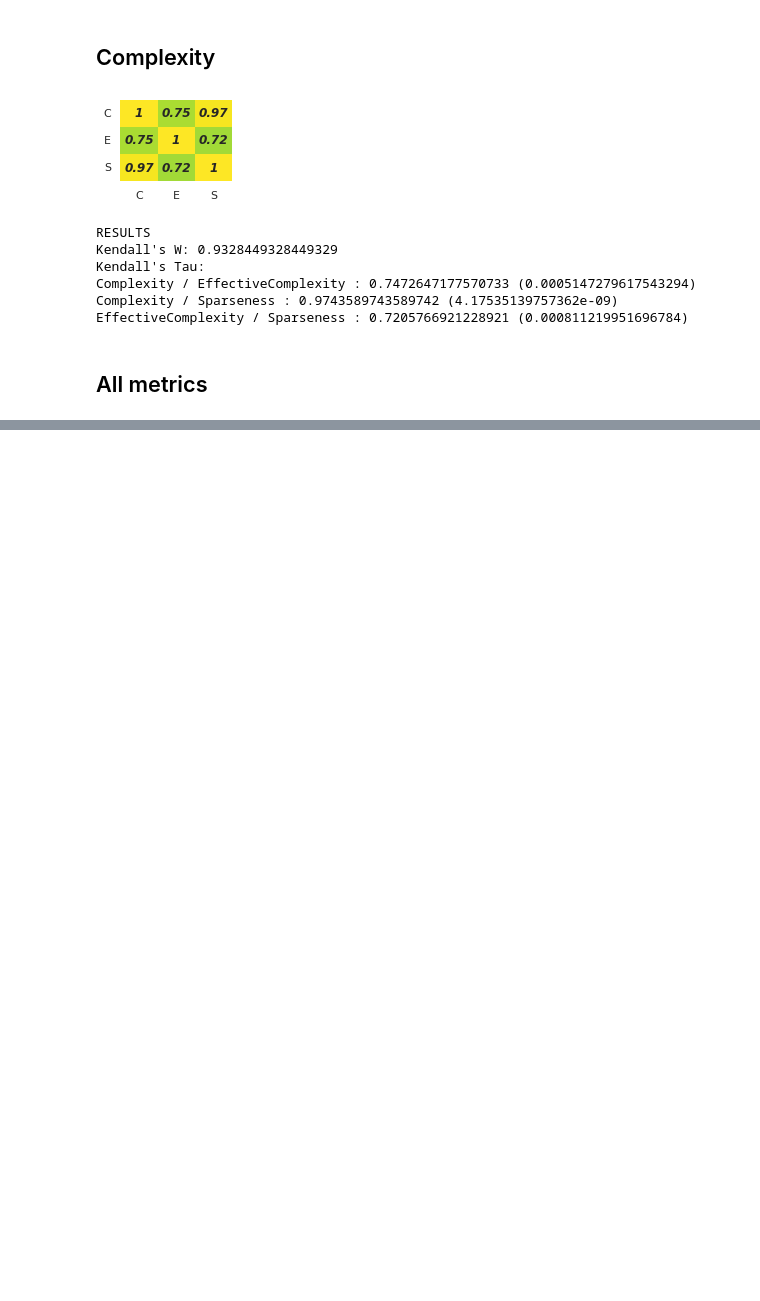
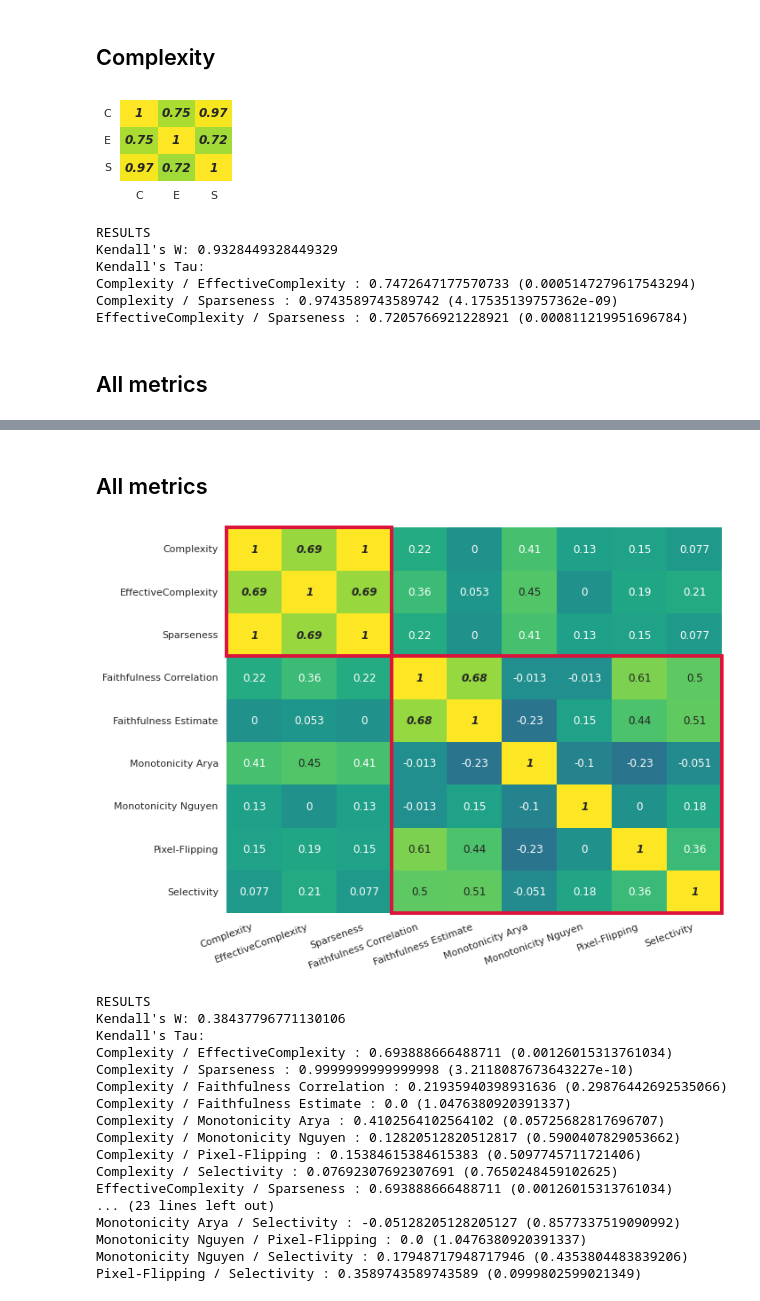
Before and after one commit to multitel-ai/Evaluation-XAI-Metrics-GD6-TRAIL, a Jupyter notebook: XAI_analysis_correlations_rank_aggreg_rebuttal.ipynb, the cells around one changed output, grey strips where cells are left out. Saved outputs shown, nothing was run; the diff lists cells and outputs as text; code cells hidden in the pictures; blank space fills up the shorter version.

```diff
--- a/XAI_analysis_correlations_rank_aggreg_rebuttal.ipynb
+++ b/XAI_analysis_correlations_rank_aggreg_rebuttal.ipynb
@@ -471,0 +543,70 @@ Pixel-Flipping with baseline_black / Selectivity with baseline_black : 0.4358974
+# %% [markdown]
+## All metrics
+# %%
+selected_metrics =  [
+    'Complexity',
+    'EffectiveComplexity',
+    'Sparseness',
+    # 'Model Parameter Randomisation',
+    # 'Random Logit',
+    # 'Avg-Sensitivity',
+    # 'Local Lipschitz Estimate',
+    # 'Max-Sensitivity',
+    'Faithfulness Correlation',
+    'Faithfulness Estimate',
+    'Monotonicity Arya',
+    'Monotonicity Nguyen',
+    'Pixel-Flipping',
+    'Selectivity'
+]
+
+labels = [
+    'Complexity',
+    'EffectiveComplexity',
+    'Sparseness',
+    # 'Model Parameter Randomisation',
+    # 'Random Logit',
+    # 'Avg-Sensitivity',
+    # 'Local Lipschitz Estimate',
+    # 'Max-Sensitivity',
+    'Faithfulness Correlation',
+    'Faithfulness Estimate',
+    'Monotonicity Arya',
+    'Monotonicity Nguyen',
+    'Pixel-Flipping',
+    'Selectivity'
+]
+
+#for metric in metrics:
+#    if metric in metrics_with_different_baselines:
+#        selected_metrics.append(f'{metric} with baseline_black')
+#    elif metr == 'Model Parameter Randomisation':
+#        metr_with_baseline = f'{metr} with bottom_up'
+#        final_dico_ranks[metr] = dico_ranks[metr_with_baseline]
+#    else:
+#        selected_metrics.append(metric)
+#    labels.append(metric)
+
+# selected_metrics.sort()
+# labels.sort()
+filename = 'rebuttal_final_corr_matrix_rank_aggreg_holm_corr_all_metrics_default_baselines_with_subgroups_vgg16'
+plot_corr_matrix_figure(dico_ranks['imagenet']['vgg16'], selected_metrics, labels, labels, filename, fig_size=(10,8), half_rotate_x=True, subgroups=(3,6))
+# %% [output]
+[figure, added]
+RESULTS
+Kendall's W: 0.38437796771130106
+Kendall's Tau:
+Complexity / EffectiveComplexity : 0.693888666488711 (0.00126015313761034)
+Complexity / Sparseness : 0.9999999999999998 (3.2118087673643227e-10)
+Complexity / Faithfulness Correlation : 0.21935940398931636 (0.29876442692535066)
+Complexity / Faithfulness Estimate : 0.0 (1.0476380920391337)
+Complexity / Monotonicity Arya : 0.4102564102564102 (0.05725682817696707)
+Complexity / Monotonicity Nguyen : 0.12820512820512817 (0.5900407829053662)
+Complexity / Pixel-Flipping : 0.15384615384615383 (0.5097745711721406)
+Complexity / Selectivity : 0.07692307692307691 (0.7650248459102625)
+EffectiveComplexity / Sparseness : 0.693888666488711 (0.00126015313761034)
+... (23 lines left out)
+Monotonicity Arya / Selectivity : -0.05128205128205127 (0.8577337519090992)
+Monotonicity Nguyen / Pixel-Flipping : 0.0 (1.0476380920391337)
+Monotonicity Nguyen / Selectivity : 0.17948717948717946 (0.4353804483839206)
+Pixel-Flipping / Selectivity : 0.3589743589743589 (0.0999802599021349)
```
Also changed, not shown: parts of 14 cells of this notebook, 7 other files.
